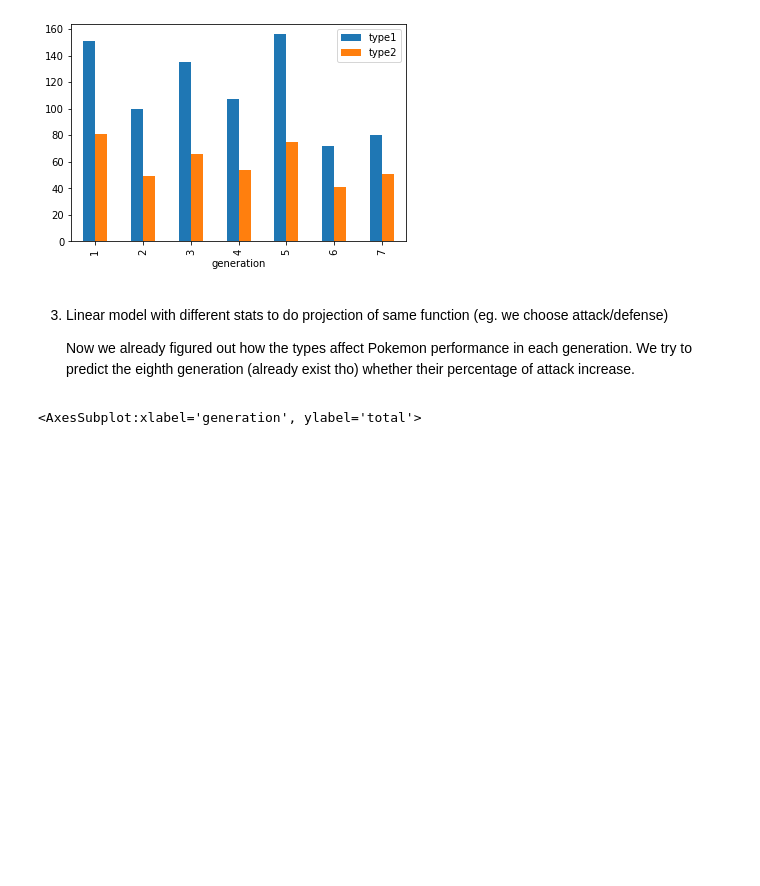
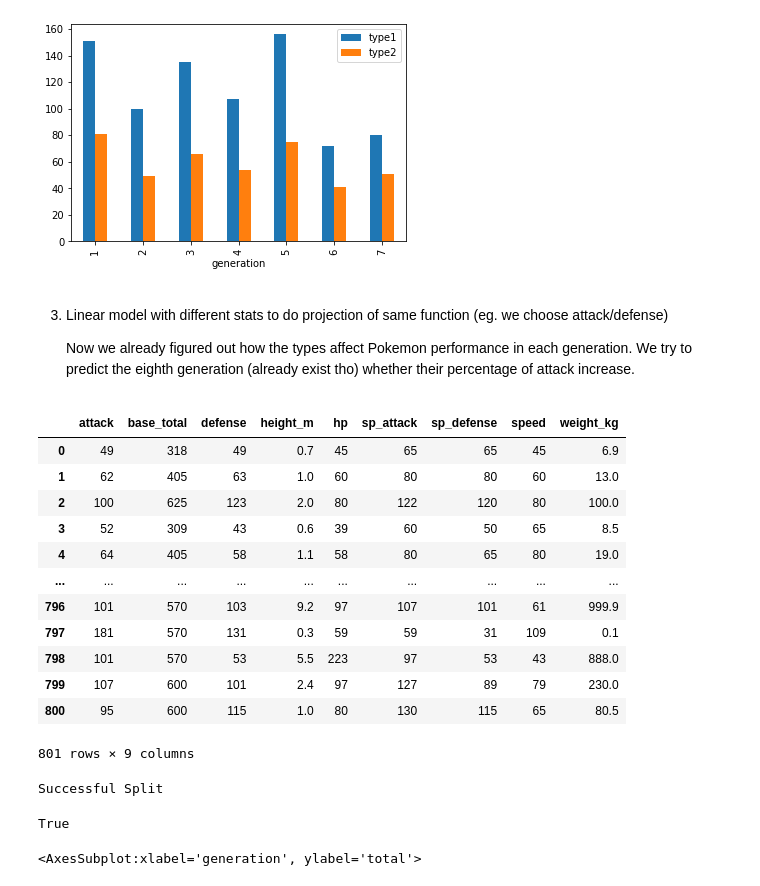
Before and after one commit to arhamnewaz/PokemonDataScienceProject, a Jupyter notebook: PokemonEcon (1).ipynb, the cells around one changed output. Drawn from its saved outputs; the diff is of its cells as text; code cells hidden in the pictures; blank space fills up the shorter version.

Commit message:
december 17, ML models

```diff
--- a/PokemonEcon (1).ipynb
+++ b/PokemonEcon (1).ipynb
@@ -212,8 +212,53 @@ type_gen.plot.bar(subplots=False)
 # %%
 # Before predicting, lets see what's the relationship between attack% and generation
 # calculate the percentage distribution (ex: sp_attack/total) for each generation
 
 #adding a new column called "total"
+
+
+df=pd.DataFrame(Pokemon).fillna(0)
+
+df
+
+X_L = df.drop(columns=['pokedex_number','name','type1', 'type2','is_legendary','abilities','against_bug','against_dark','against_dragon',	'against_electric',	'against_fairy',	'against_fight',	'against_fire',	'against_flying',	'against_ghost','generation','japanese_name','against_grass',	'against_ground',	'against_ice',	'against_normal',	'against_poison',	'against_psychic',	'against_rock',	'against_steel'
+, 'against_water','base_egg_steps','base_happiness','capture_rate','experience_growth','percentage_male','classfication','total'])
+Y_L = df["is_legendary"]
+
+X_L
+# %% [output]
+|  | attack | base_total | defense | height_m | hp | sp_attack | sp_defense | speed | weight_kg |
+| 0 | 49 | 318 | 49 | 0.7 | 45 | 65 | 65 | 45 | 6.9 |
+| 1 | 62 | 405 | 63 | 1.0 | 60 | 80 | 80 | 60 | 13.0 |
+| 2 | 100 | 625 | 123 | 2.0 | 80 | 122 | 120 | 80 | 100.0 |
+| 3 | 52 | 309 | 43 | 0.6 | 39 | 60 | 50 | 65 | 8.5 |
+| 4 | 64 | 405 | 58 | 1.1 | 58 | 80 | 65 | 80 | 19.0 |
+| ... | ... | ... | ... | ... | ... | ... | ... | ... | ... |
+| 796 | 101 | 570 | 103 | 9.2 | 97 | 107 | 101 | 61 | 999.9 |
+| 797 | 181 | 570 | 131 | 0.3 | 59 | 59 | 31 | 109 | 0.1 |
+| 798 | 101 | 570 | 53 | 5.5 | 223 | 97 | 53 | 43 | 888.0 |
+| 799 | 107 | 600 | 101 | 2.4 | 97 | 127 | 89 | 79 | 230.0 |
+| 800 | 95 | 600 | 115 | 1.0 | 80 | 130 | 115 | 65 | 80.5 |
+801 rows × 9 columns
+# %%
+from sklearn.model_selection import train_test_split
+
+#Train test split
+X_train, X_test, y_train,y_test = train_test_split(X_L.values,Y_L.values)
+print("Successful Split")
+# %% [output]
+Successful Split
+# %%
+from sklearn.ensemble import RandomForestClassifier as RF
+#Create Model
+
+clf = RF(bootstrap=True)
+clf.fit(X_train,y_train)
+
+clf.score(X_test,y_test)
+
+clf.predict(np.array([[120,600,75,3,88,100,75,142,50]]))[0] == 1
+# %% [output]
+True
 # %%
 # make line or scatter plot in one graph
 Pokemon.plot.scatter('generation', 'total', s=None, c=None)
```
Also changed, not shown: parts of 1 cell of this notebook.
